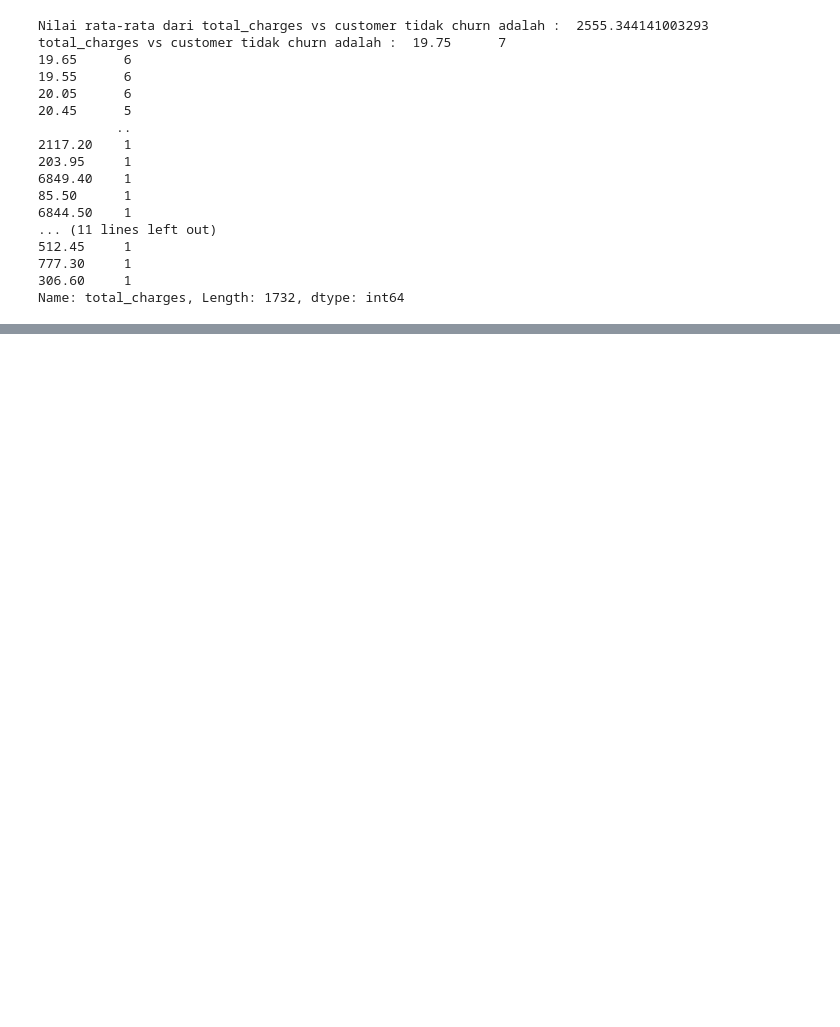
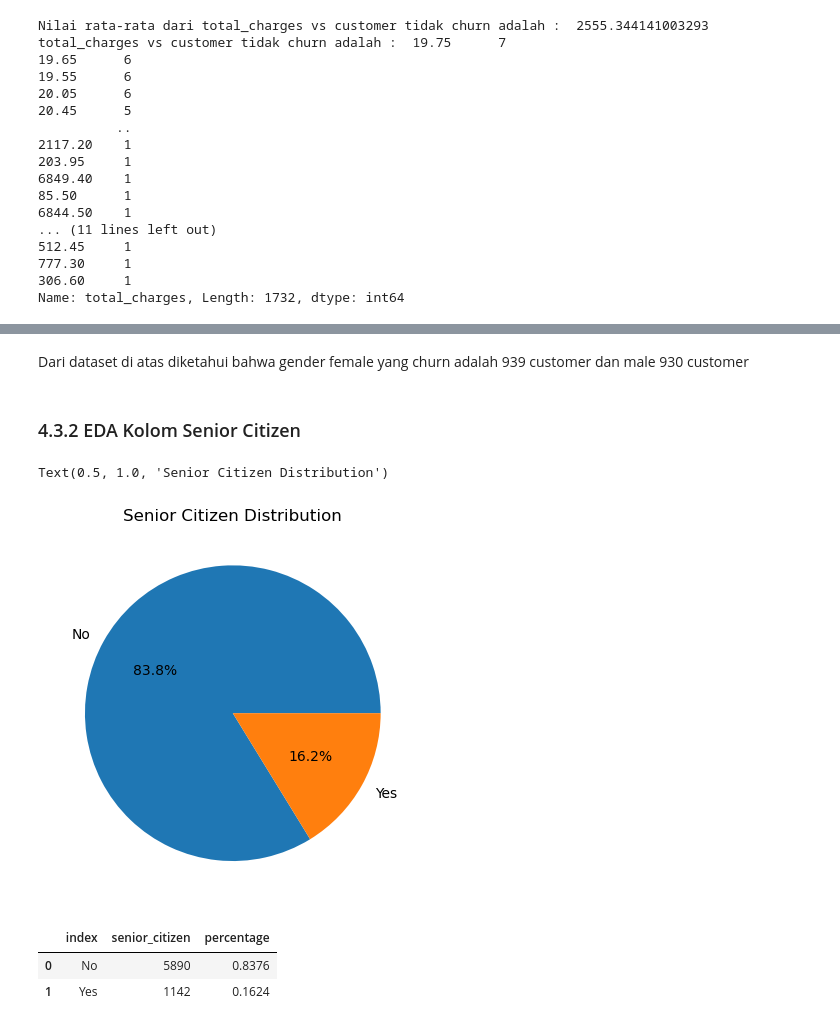
Before and after one commit to FTDS-assignment-bay/p2-final-project-ftds-001-sby-group-001, a Jupyter notebook: data_analyst.ipynb, the cells around one changed output, grey strips where cells are left out. Cells and saved outputs as stored; diff of their text form; code cells hidden in the pictures; blank space fills up the shorter version.

```diff
--- a/data_analyst.ipynb
+++ b/data_analyst.ipynb
@@ -270,0 +313,19 @@ Name: total_charges, Length: 1732, dtype: int64
+# %% [markdown]
+Dari dataset di atas diketahui bahwa gender female yang churn adalah 939 customer dan male 930 customer
+# %% [markdown]
+### 4.3.2 EDA Kolom Senior Citizen
+# %%
+plt.pie(x = df['senior_citizen'].value_counts(), labels = df['senior_citizen'].value_counts().index, autopct = '%1.1f%%' , startangle = 360)
+plt.title("Senior Citizen Distribution")
+# %% [output]
+Text(0.5, 1.0, 'Senior Citizen Distribution')
+[figure, added]
+# %%
+target = df["senior_citizen"].value_counts().reset_index()
+persen = df["senior_citizen"].value_counts(normalize=True).reset_index()
+target["percentage"] = persen["senior_citizen"]
+target
+# %% [output]
+|  | index | senior_citizen | percentage |
+| 0 | No | 5890 | 0.8376 |
+| 1 | Yes | 1142 | 0.1624 |
```
Also changed, not shown: parts of 14 cells of this notebook.
